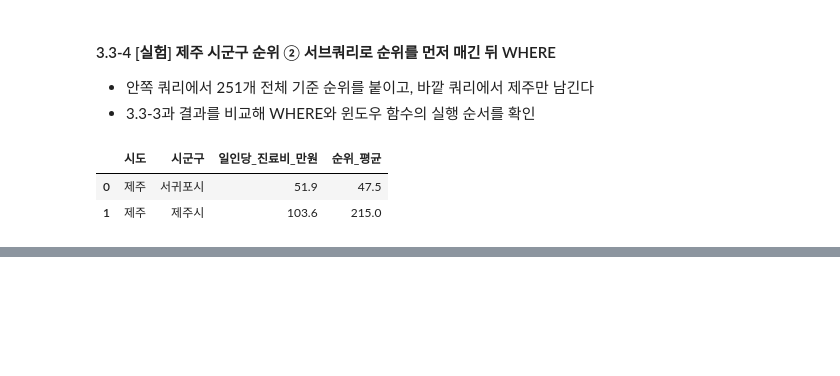
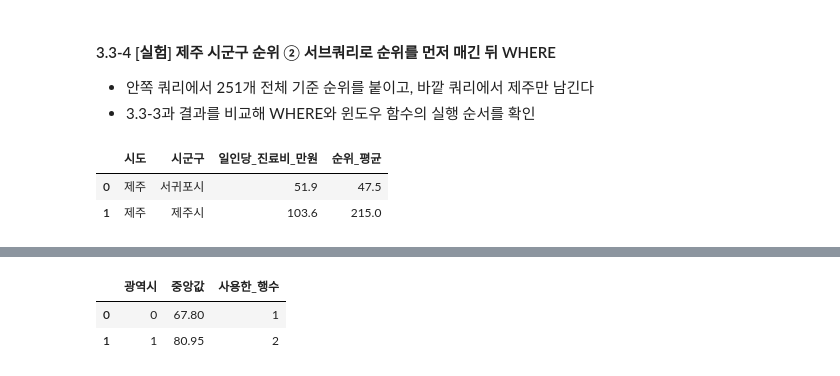
Before and after one commit to woohyun029/SQL-Data-Processing-Practice, a Jupyter notebook: SQL_03_HIRA.ipynb, the cells around one changed output, grey strips where cells are left out. Saved outputs shown, nothing was run; the diff lists cells and outputs as text; code cells hidden in the pictures; blank space fills up the shorter version.

```diff
--- a/SQL_03_HIRA.ipynb
+++ b/SQL_03_HIRA.ipynb
@@ -235,0 +340,20 @@ pd.read_sql(q, conn)
+# %%
+q = """
+SELECT 광역시,
+       AVG(x) AS 중앙값,
+       COUNT(*) AS 사용한_행수
+FROM (
+     SELECT 광역시,
+            일인당_진료비_만원 AS x,
+            ROW_NUMBER() OVER (PARTITION BY 광역시 ORDER BY 일인당_진료비_만원) AS rn,
+            COUNT(*) OVER (PARTITION BY 광역시) AS cnt
+    FROM hira_model
+)
+WHERE rn IN ((cnt + 1) / 2, (cnt + 2) / 2)
+GROUP BY 광역시
+"""
+pd.read_sql(q, conn)
+# %% [output]
+|  | 광역시 | 중앙값 | 사용한_행수 |
+| 0 | 0 | 67.80 | 1 |
+| 1 | 1 | 80.95 | 2 |
```
Also changed, not shown: parts of 18 cells of this notebook.
